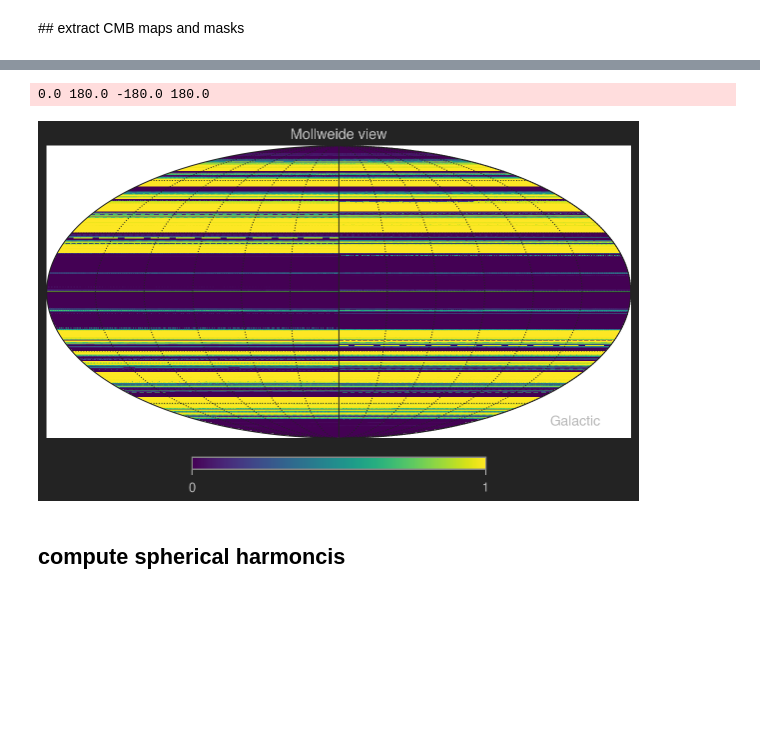
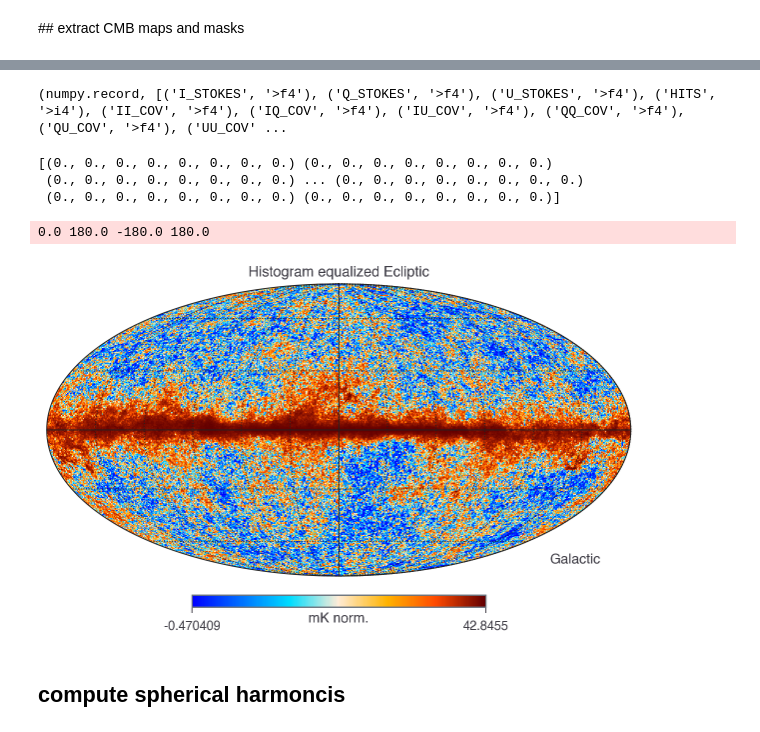
Before and after one commit to raul-bermejo/cmb_geometry, a Jupyter notebook: sandpit.ipynb, the cells around one changed output, grey strips where cells are left out. Drawn from its saved outputs; the diff is of its cells as text; code cells hidden in the pictures; blank space fills up the shorter version.

```diff
--- a/sandpit.ipynb
+++ b/sandpit.ipynb
@@ -80,3 +134,13 @@ array([1.0000000e+00, 9.9999911e-01, 9.9999726e-01, ..., 2.2002983e-04,
+# %%
+print(hdul[1].data.dtype)
+# %% [output]
+(numpy.record, [('I_STOKES', '>f4'), ('Q_STOKES', '>f4'), ('U_STOKES', '>f4'), ('HITS', '>i4'), ('II_COV', '>f4'), ('IQ_COV', '>f4'), ('IU_COV', '>f4'), ('QQ_COV', '>f4'), ('QU_COV', '>f4'), ('UU_COV' ...
+# %%
+print(mask_gp)
+# %% [output]
+[(0., 0., 0., 0., 0., 0., 0., 0.) (0., 0., 0., 0., 0., 0., 0., 0.)
+ (0., 0., 0., 0., 0., 0., 0., 0.) ... (0., 0., 0., 0., 0., 0., 0., 0.)
+ (0., 0., 0., 0., 0., 0., 0., 0.) (0., 0., 0., 0., 0., 0., 0., 0.)]
 # %%
 npy_filenames = ['HFI_SkyMap_143_2048_R3.01_halfmission-1.npy',        # map for half mission 1 143 GHZ
              'HFI_SkyMap_143_2048_R3.01_halfmission-2.npy',        # map for half mission 2 143 GHZ
@@ -93,19 +157,21 @@ for npy_filename in npy_filenames:
 
     array_list.append(a)
 # %%
-hp.mollview(
-    array_list[2],
-    coord=["G"]
-    #title="Histogram equalized Ecliptic",
-    #unit="mK",
-    #norm="hist",
-    #min=-1,
-    #max=1,
-)
+############### CMB colormap
+from matplotlib.colors import ListedColormap
+import numpy as np
+colombi1_cmap = ListedColormap(np.loadtxt("Planck_Parchment_RGB.txt")/255.)
+colombi1_cmap.set_bad("gray") # color of missing pixels
+colombi1_cmap.set_under("white") # color of background, necessary if you want to use
+# this colormap directly with hp.mollview(m, cmap=colombi1_cmap)
+cmap = colombi1_cmap
+
+hp.mollview(array_list[0]*1e3, coord=["G"],  norm="hist",
+            title="Histogram equalized Ecliptic", unit="mK norm.", cmap=cmap)
 hp.graticule()
 # %% [output]
 0.0 180.0 -180.0 180.0
-[figure, old version]
+[figure, new version]
 # %% [markdown]
 ## compute spherical harmoncis
 # %%
```
Also changed, not shown: parts of 12 cells of this notebook.
